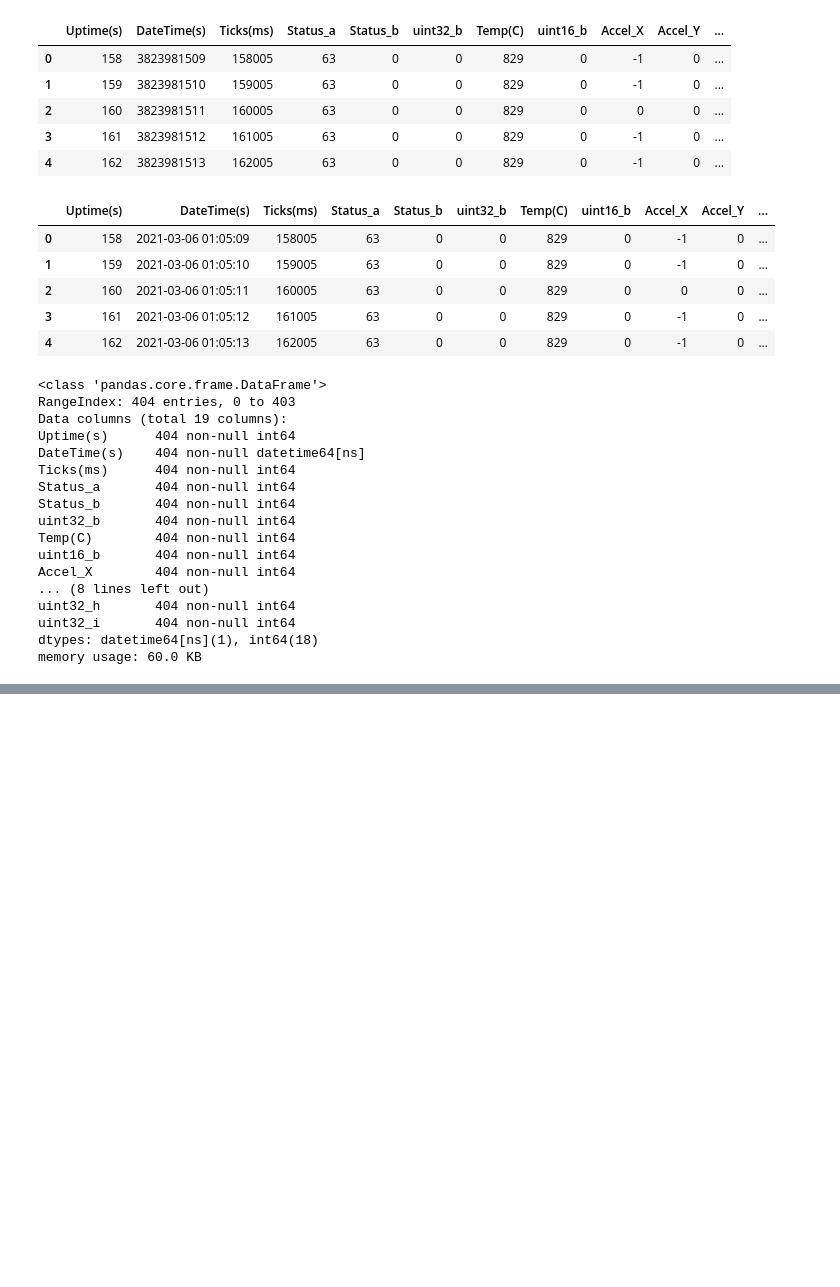
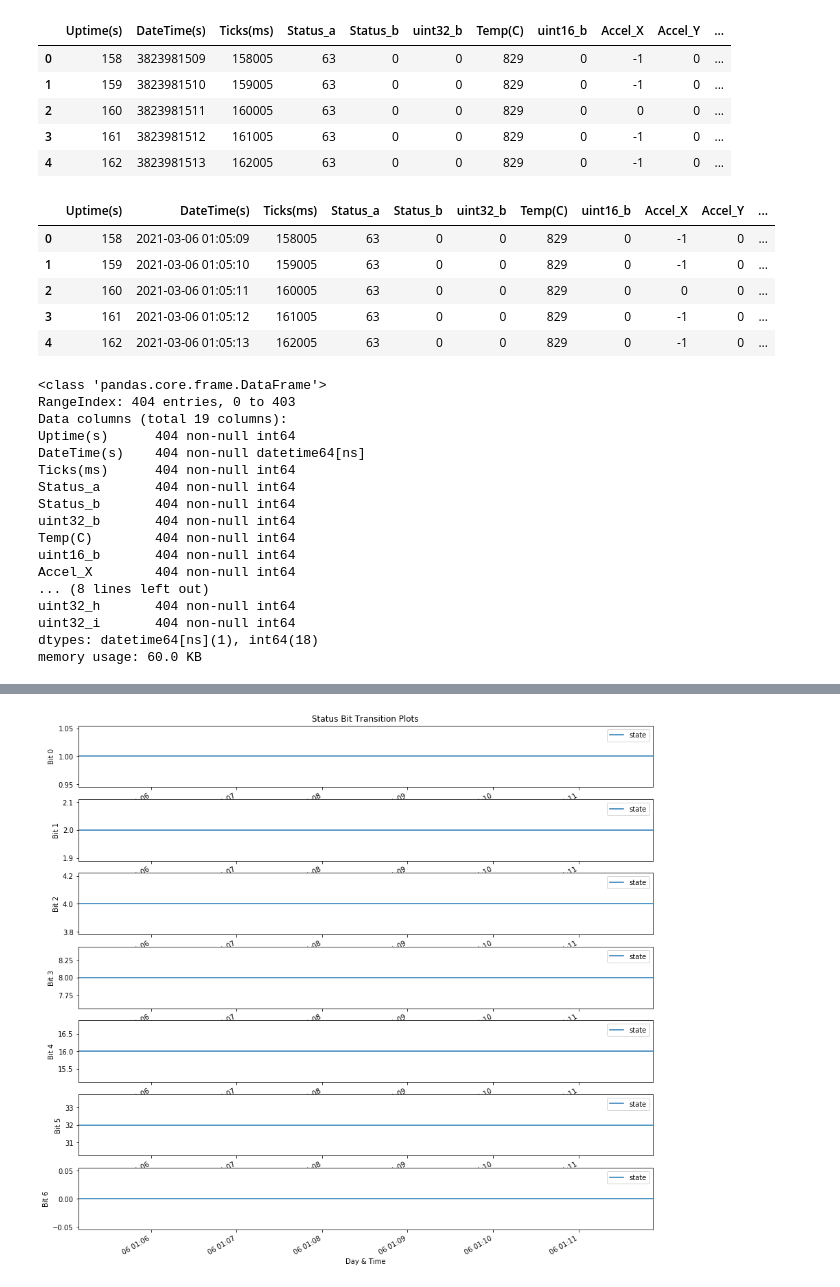
Before and after one commit to mhorne1/Terminal_Interfaces, a Jupyter notebook: python/Record_Processing.ipynb, the cells around one changed output, grey strips where cells are left out. Saved outputs shown, nothing was run; the diff lists cells and outputs as text; code cells hidden in the pictures; blank space fills up the shorter version.

```diff
--- a/python/Record_Processing.ipynb
+++ b/python/Record_Processing.ipynb
@@ -91,0 +106,17 @@ Text(0, 0.5, 'Accel_Z')
+# %%
+first_bit = 0
+last_bit = 6
+
+fig, axs = plt.subplots(nrows=(last_bit-first_bit+1), ncols=1, figsize=(15, 15))
+
+for _ in range(first_bit, last_bit+1):
+    TelemetryData['state'] = TelemetryData['Status_a'].apply(lambda x: (x & (1<<_)) )#/ (1<<_))
+    TelemetryData[['state', 'DateTime(s)']].plot(ax=axs[_-first_bit], x='DateTime(s)', y='state')
+    axs[_-first_bit].set_ylabel('Bit '+str(_))
+
+axs[0].set_title('Status Bit Transition Plots')
+axs[last_bit-first_bit].set_xlabel('Day & Time')
+
+TelemetryData = TelemetryData.drop(columns=['state'])
+# %% [output]
+[figure, added]
```
Also changed, not shown: parts of 3 cells of this notebook.
